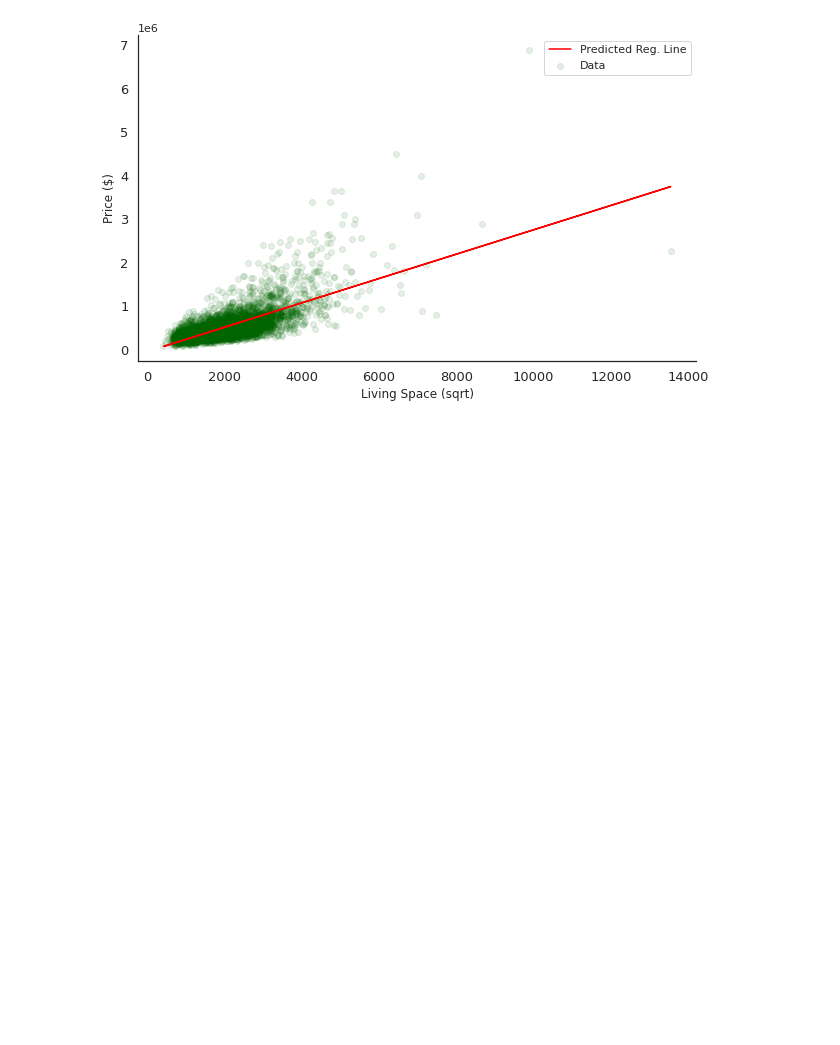
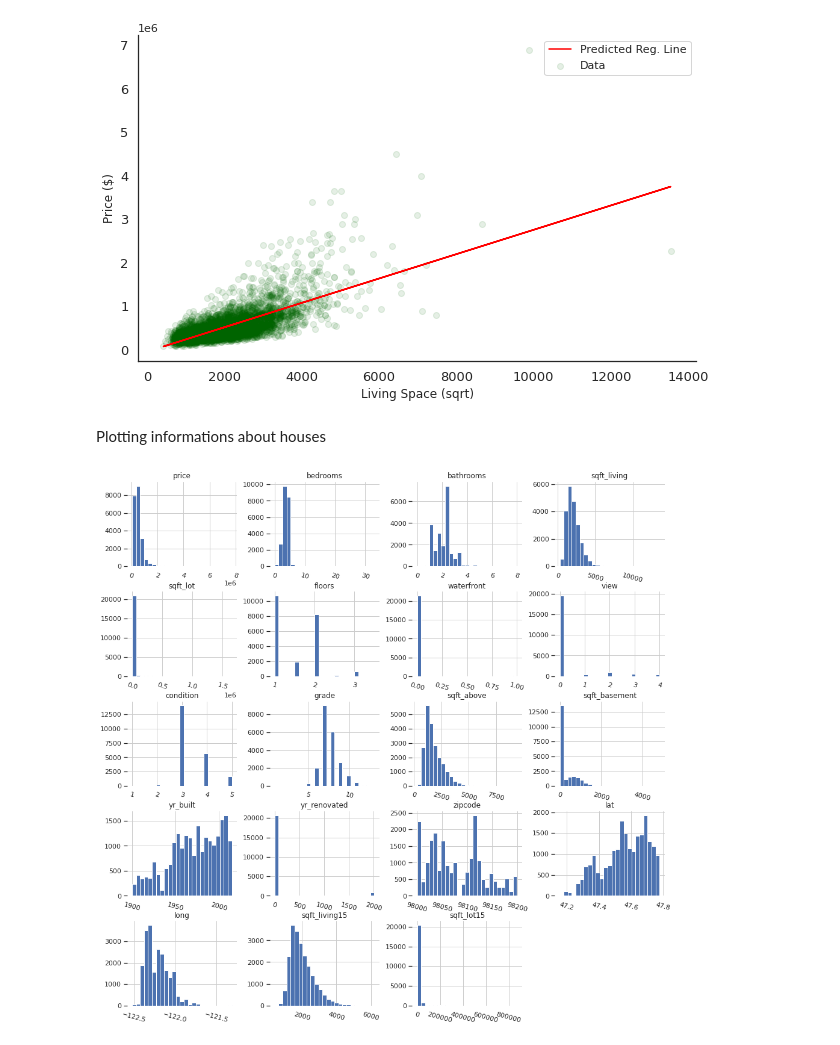
Before and after one commit to uysalserkan/ML-AI, a Jupyter notebook: House Price Prediction/Predict House Price.ipynb, the cells around one changed output. Drawn from its saved outputs; the diff is of its cells as text; code cells hidden in the pictures; blank space fills up the shorter version.

```diff
--- a/House Price Prediction/Predict House Price.ipynb
+++ b/House Price Prediction/Predict House Price.ipynb
@@ -126,3 +126,19 @@ plt.gca().spines['right'].set_visible(False) # Sağdaki siyah border'ı kaldır
 plt.gca().spines['top'].set_visible(False) # Yukarıdaki siyah border'ı kaldırır
 # %% [output]
 [figure]
+# %% [markdown]
+Plotting informations about houses
+# %%
+df1 = df[['price', 'bedrooms', 'bathrooms', 'sqft_living',
+            'sqft_lot', 'floors', 'waterfront', 'view',
+            'condition', 'grade', 'sqft_above', 'sqft_basement',
+            'yr_built', 'yr_renovated', 'zipcode',
+            'lat', 'long', 'sqft_living15', 'sqft_lot15']]
+# %%
+histogram_bar = df1.hist(bins=25, figsize=(16, 16), xrot=-15)
+sns.despine(left=True, bottom=True)
+
+[x.title.set_size(12) for x in histogram_bar.ravel()];
+[x.yaxis.tick_left() for x in histogram_bar.ravel() ];
+# %% [output]
+[figure, added]
```
Also changed, not shown: parts of 30 cells of this notebook.
